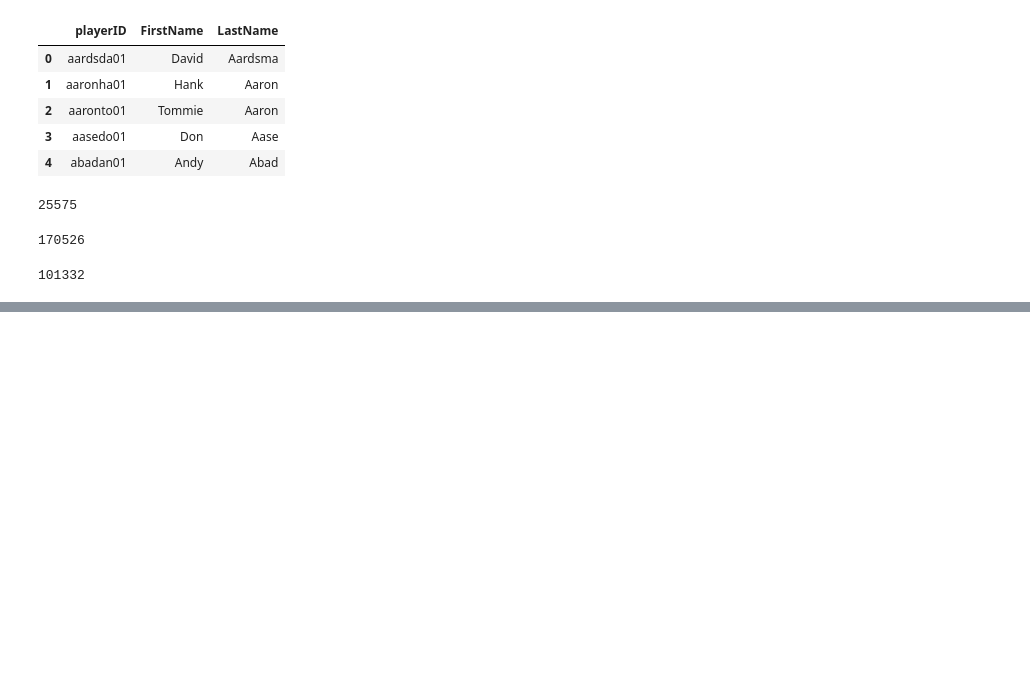
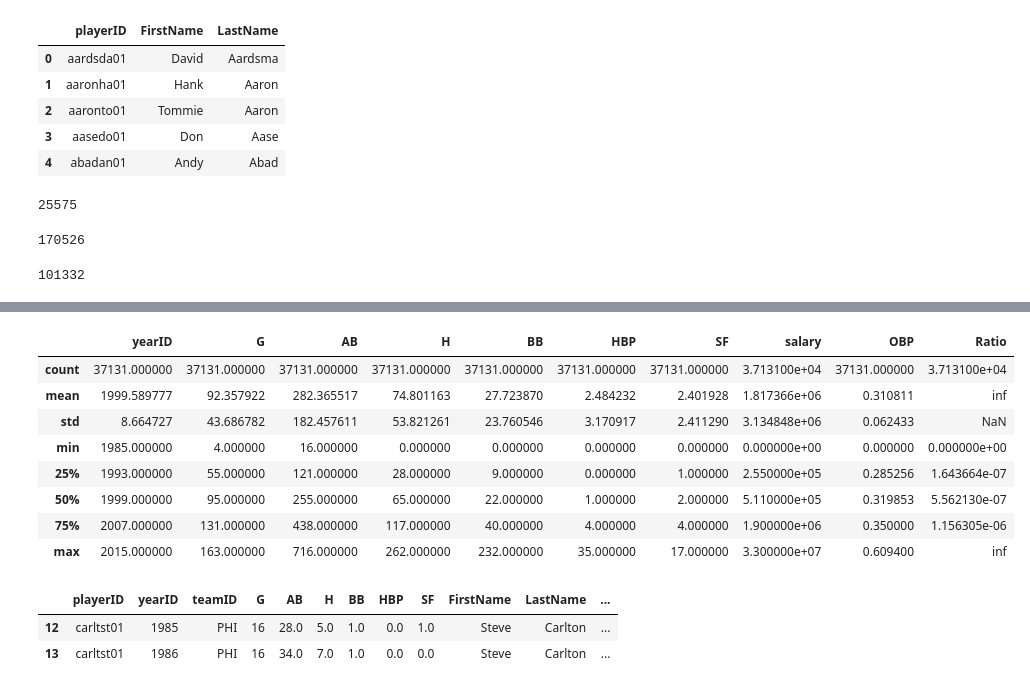
Before and after one commit to JonathanKross/moneyball, a Jupyter notebook: moneyball.ipynb, the cells around one changed output, grey strips where cells are left out. Drawn from its saved outputs; the diff is of its cells as text; code cells hidden in the pictures; blank space fills up the shorter version.

```diff
--- a/moneyball.ipynb
+++ b/moneyball.ipynb
@@ -115,0 +114,18 @@ moneyball.head()
+# %%
+moneyball.describe()
+# %% [output]
+|  | yearID | G | AB | H | BB | HBP | SF | salary | OBP | Ratio |
+| count | 37131.000000 | 37131.000000 | 37131.000000 | 37131.000000 | 37131.000000 | 37131.000000 | 37131.000000 | 3.713100e+04 | 37131.000000 | 3.713100e+04 |
+| mean | 1999.589777 | 92.357922 | 282.365517 | 74.801163 | 27.723870 | 2.484232 | 2.401928 | 1.817366e+06 | 0.310811 | inf |
+| std | 8.664727 | 43.686782 | 182.457611 | 53.821261 | 23.760546 | 3.170917 | 2.411290 | 3.134848e+06 | 0.062433 | NaN |
+| min | 1985.000000 | 4.000000 | 16.000000 | 0.000000 | 0.000000 | 0.000000 | 0.000000 | 0.000000e+00 | 0.000000 | 0.000000e+00 |
+| 25% | 1993.000000 | 55.000000 | 121.000000 | 28.000000 | 9.000000 | 0.000000 | 1.000000 | 2.550000e+05 | 0.285256 | 1.643664e-07 |
+| 50% | 1999.000000 | 95.000000 | 255.000000 | 65.000000 | 22.000000 | 1.000000 | 2.000000 | 5.110000e+05 | 0.319853 | 5.562130e-07 |
+| 75% | 2007.000000 | 131.000000 | 438.000000 | 117.000000 | 40.000000 | 4.000000 | 4.000000 | 1.900000e+06 | 0.350000 | 1.156305e-06 |
+| max | 2015.000000 | 163.000000 | 716.000000 | 262.000000 | 232.000000 | 35.000000 | 17.000000 | 3.300000e+07 | 0.609400 | inf |
+# %%
+moneyball[moneyball['playerID'] == 'carltst01']
+# %% [output]
+|  | playerID | yearID | teamID | G | AB | H | BB | HBP | SF | FirstName | LastName | ... |
+| 12 | carltst01 | 1985 | PHI | 16 | 28.0 | 5.0 | 1.0 | 0.0 | 1.0 | Steve | Carlton | ... |
+| 13 | carltst01 | 1986 | PHI | 16 | 34.0 | 7.0 | 1.0 | 0.0 | 0.0 | Steve | Carlton | ... |
```
Also changed, not shown: parts of 17 cells of this notebook.
